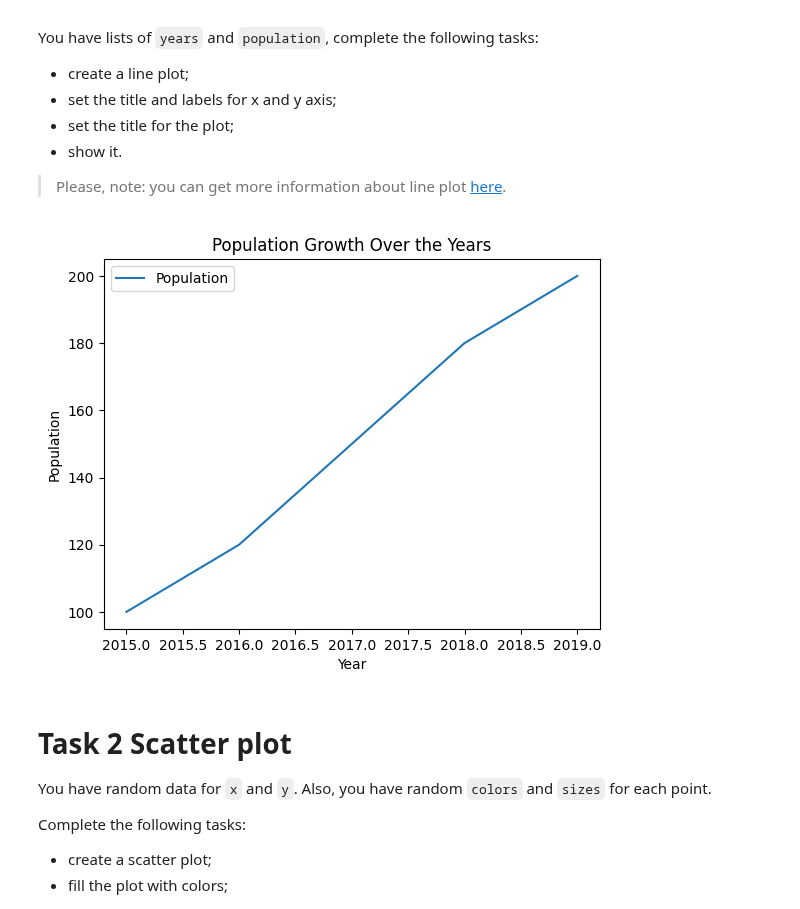
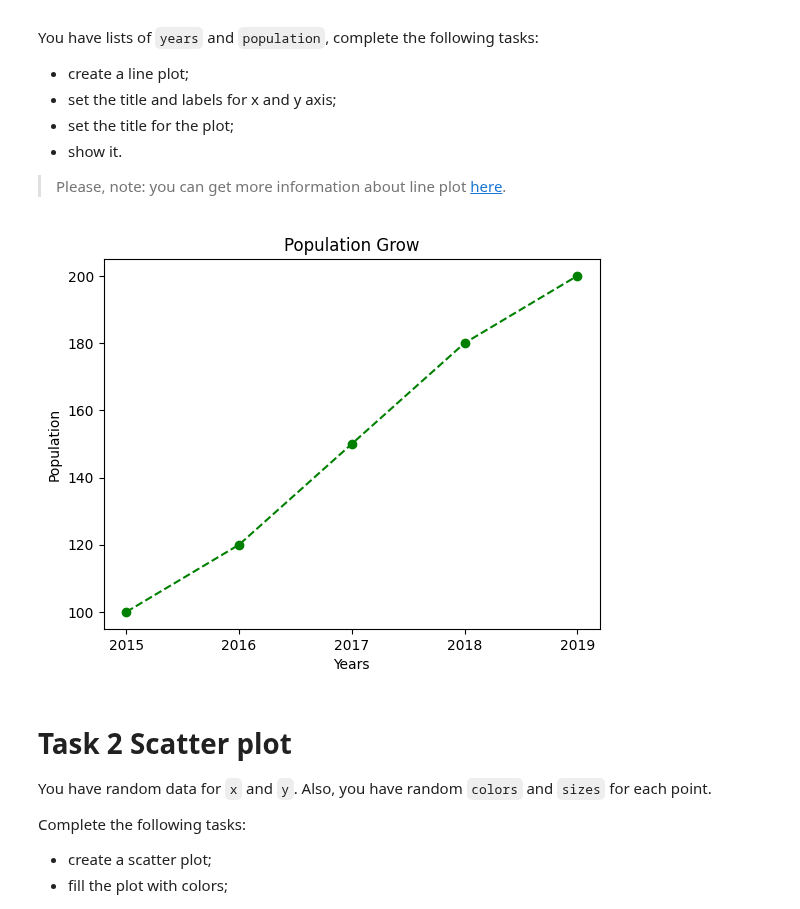
Before and after one commit to mate-academy/py-matplotlib, a Jupyter notebook: app/matplotlib.ipynb, the cells around one changed output. Drawn from its saved outputs; the diff is of its cells as text; code cells hidden in the pictures.

```diff
--- a/app/matplotlib.ipynb
+++ b/app/matplotlib.ipynb
@@ -17,17 +17,17 @@ You have lists of `years` and `population`, complete the following tasks:
 
 > Please, note: you can get more information about line plot [here](https://matplotlib.org/stable/api/_as_gen/matplotlib.pyplot.plot.html).
 # %%
-years = [2015, 2016, 2017, 2018, 2019]
-population = [100, 120, 150, 180, 200]
+years = np.array([2015, 2016, 2017, 2018, 2019])
+population = np.array([100, 120, 150, 180, 200])
+plt.plot(years, population, "go--")
+plt.title("Population Grow")
+plt.xlabel("Years", )
+plt.ylabel("Population")
+plt.xticks(np.arange(min(years), max(years) + 1, 1.0))
 
-plt.plot(years, population, linestyle="-", label="Population")
-plt.xlabel("Year")
-plt.ylabel("Population")
-plt.title("Population Growth Over the Years")
-plt.legend()
 plt.show()
 # %% [output]
-[figure, old version]
+[figure, new version]
 # %% [markdown]
 # Task 2 Scatter plot
 
```
